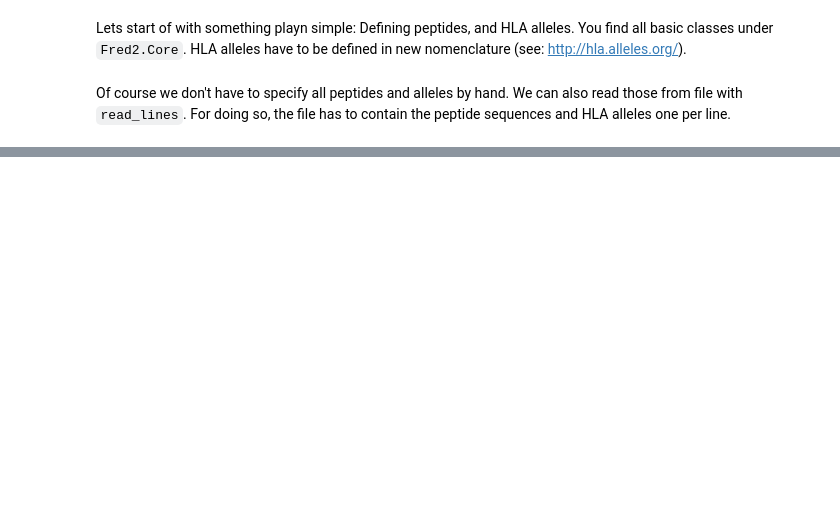
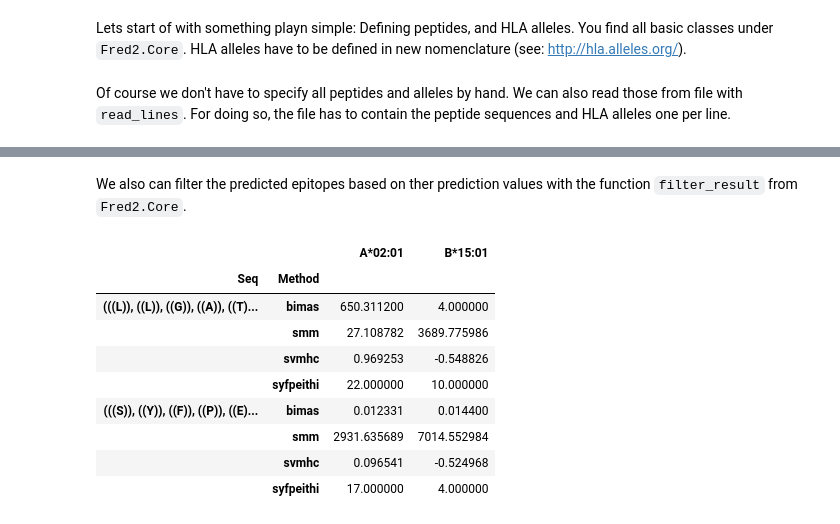
Before and after one commit to FRED-2/Fred2, a Jupyter notebook: Fred2/tutorials/EpitopePrediction.ipynb, the cells around one changed output, grey strips where cells are left out. Cells and saved outputs as stored; diff of their text form; code cells hidden in the pictures; blank space fills up the shorter version.

```diff
--- a/Fred2/tutorials/EpitopePrediction.ipynb
+++ b/Fred2/tutorials/EpitopePrediction.ipynb
@@ -35,0 +149,20 @@ IOError: [Errno 2] No such file or directory: '../Data/examples/peptide.txt'
+# %% [markdown]
+We also can filter the predicted epitopes based on ther prediction values with the function `filter_result` from `Fred2.Core`.
+# %%
+#you can either use pre-defined operators from `operator`
+from operator import ge
+#or define you own comparator function like this
+comparator = lambda a,b: a > b
+
+df.filter_result([("svmhc",comparator,0.0)])
+# %% [output]
+|  |  | A*02:01 | B*15:01 |
+| Seq | Method |  |  |
+| (((L)), ((L)), ((G)), ((A)), ((T)... | bimas | 650.311200 | 4.000000 |
+|  | smm | 27.108782 | 3689.775986 |
+|  | svmhc | 0.969253 | -0.548826 |
+|  | syfpeithi | 22.000000 | 10.000000 |
+| (((S)), ((Y)), ((F)), ((P)), ((E)... | bimas | 0.012331 | 0.014400 |
+|  | smm | 2931.635689 | 7014.552984 |
+|  | svmhc | 0.096541 | -0.524968 |
+|  | syfpeithi | 17.000000 | 4.000000 |
```
Also changed, not shown: parts of 23 cells of this notebook, 7 other files.
